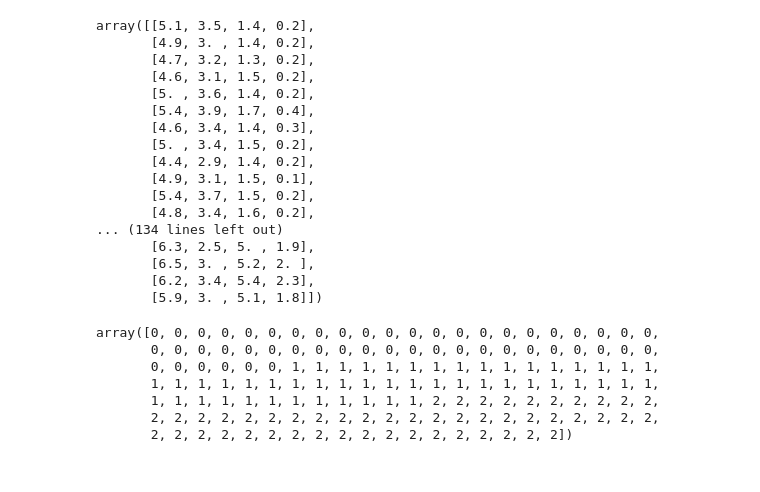
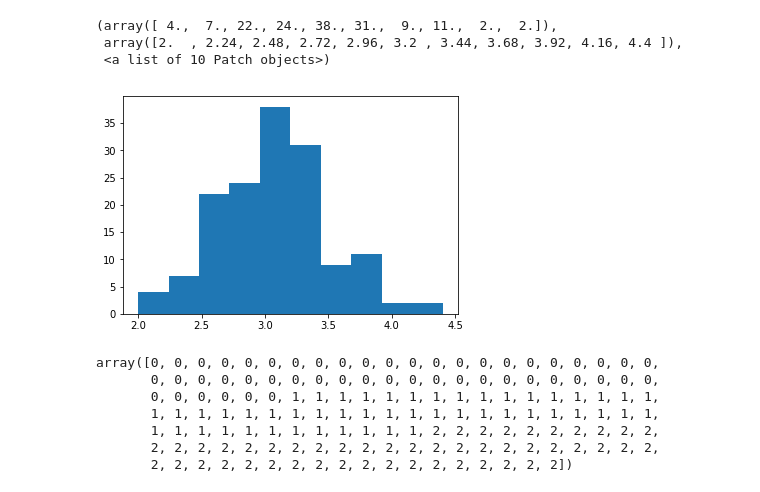
Before and after one commit to olethrosdc/ml-society-science, a Jupyter notebook: src/pymc/PyMC3 Gaussian Mixture Iris.ipynb, the cells around one changed output. Saved outputs shown, nothing was run; the diff lists cells and outputs as text; code cells hidden in the pictures.

```diff
--- a/src/pymc/PyMC3 Gaussian Mixture Iris.ipynb
+++ b/src/pymc/PyMC3 Gaussian Mixture Iris.ipynb
@@ -68,23 +70,13 @@ array([[ 5.84583038,  3.04690933,  3.66860285,  1.22634841],
-# %%
-iris['data']
-# %% [output]
-array([[5.1, 3.5, 1.4, 0.2],
-       [4.9, 3. , 1.4, 0.2],
-       [4.7, 3.2, 1.3, 0.2],
-       [4.6, 3.1, 1.5, 0.2],
-       [5. , 3.6, 1.4, 0.2],
-       [5.4, 3.9, 1.7, 0.4],
-       [4.6, 3.4, 1.4, 0.3],
-       [5. , 3.4, 1.5, 0.2],
-       [4.4, 2.9, 1.4, 0.2],
-       [4.9, 3.1, 1.5, 0.1],
-       [5.4, 3.7, 1.5, 0.2],
-       [4.8, 3.4, 1.6, 0.2],
-... (134 lines left out)
-       [6.3, 2.5, 5. , 1.9],
-       [6.5, 3. , 5.2, 2. ],
-       [6.2, 3.4, 5.4, 2.3],
-       [5.9, 3. , 5.1, 1.8]])
+# %%
+import matplotlib.pyplot as plt
+plt.hist(iris['data'][:,1])
+# At least two clusters should be visible
+# Compare with https://commons.wikimedia.org/wiki/File:Iris_Flowers_Clustering_kMeans.svg
+# %% [output]
+(array([ 4.,  7., 22., 24., 38., 31.,  9., 11.,  2.,  2.]),
+ array([2.  , 2.24, 2.48, 2.72, 2.96, 3.2 , 3.44, 3.68, 3.92, 4.16, 4.4 ]),
+ <a list of 10 Patch objects>)
+[figure, added]
 # %%
 # Typically, we'd expect the clustering category to be the same as the target
 iris['target']
```
Also changed, not shown: parts of 5 cells of this notebook.
